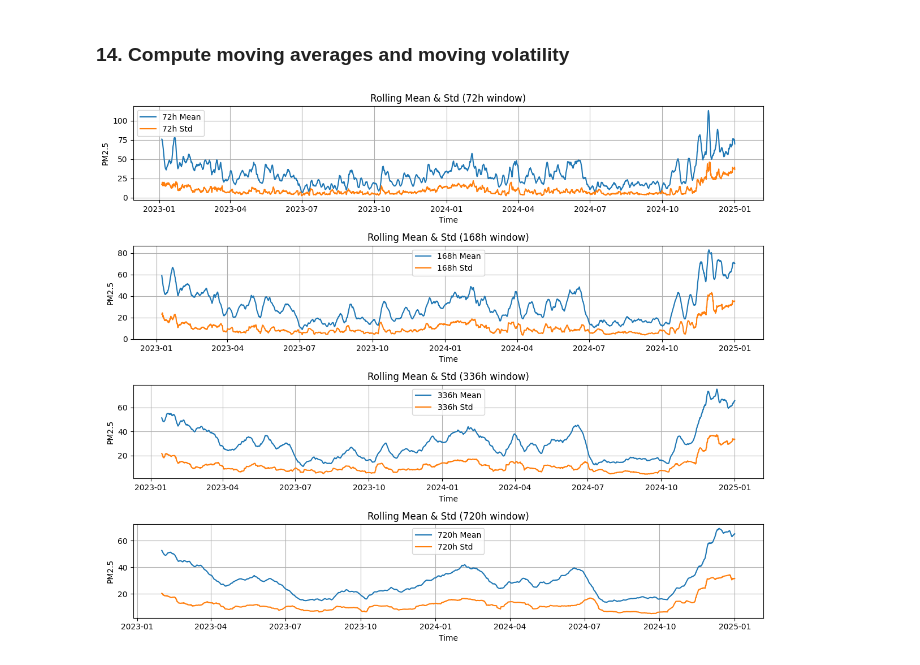
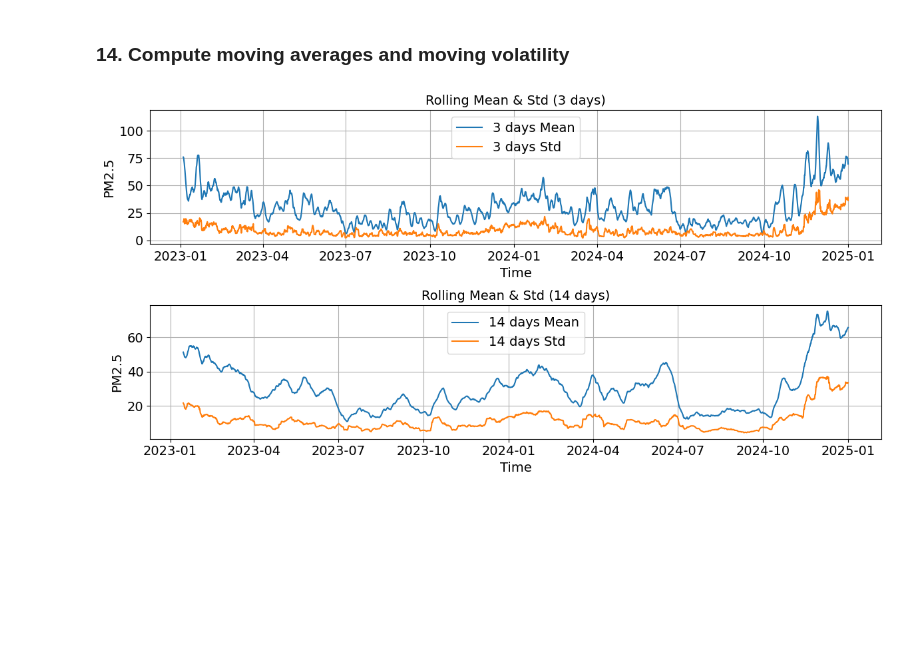
Before and after one commit to adarsha-7/pm25-forecasting, a Jupyter notebook: notebooks/eda/phase_2/13_to_14.ipynb, the cells around one changed output. Saved outputs shown, nothing was run; the diff lists cells and outputs as text; code cells hidden in the pictures; blank space fills up the shorter version.

```diff
--- a/notebooks/eda/phase_2/13_to_14.ipynb
+++ b/notebooks/eda/phase_2/13_to_14.ipynb
@@ -100,21 +100,24 @@ Name: pm2_5, dtype: float64
 # %% [markdown]
 ### 14. Compute moving averages and moving volatility
 # %%
-fig, axes = plt.subplots(4, 1, figsize=(12, 10))
+fig, axes = plt.subplots(2, 1, figsize=(12, 6))
 axes = axes.flatten()
 
-windows = [72, 168, 336, 720]
+windows = [72, 336]
 
 for i, w in enumerate(windows):
-    axes[i].plot(data['time'], data['pm2_5'].rolling(window=w).mean(), label=f'{w}h Mean')
-    axes[i].plot(data['time'], data['pm2_5'].rolling(window=w).std(), label=f'{w}h Std')
-    axes[i].set_title(f'Rolling Mean & Std ({w}h window)')
-    axes[i].set_xlabel('Time')
-    axes[i].set_ylabel('PM2.5')
-    axes[i].legend()
+    axes[i].plot(data['time'], data['pm2_5'].rolling(window=w).mean(), label=f'{int(w/24)} days Mean')
+    axes[i].plot(data['time'], data['pm2_5'].rolling(window=w).std(), label=f'{int(w/24)} days Std')
+
+    axes[i].set_title(f'Rolling Mean & Std ({int(w/24)} days)', fontsize=14)
+    axes[i].set_xlabel('Time', fontsize=14)
+    axes[i].set_ylabel('PM2.5', fontsize=14)
+
+    axes[i].tick_params(axis='both', labelsize=14)
+    axes[i].legend(fontsize=14)
     axes[i].grid(True)
 
 plt.tight_layout()
 plt.show()
 # %% [output]
-[figure, old version]
+[figure, new version]
```
Also changed, not shown: 8 other files.
